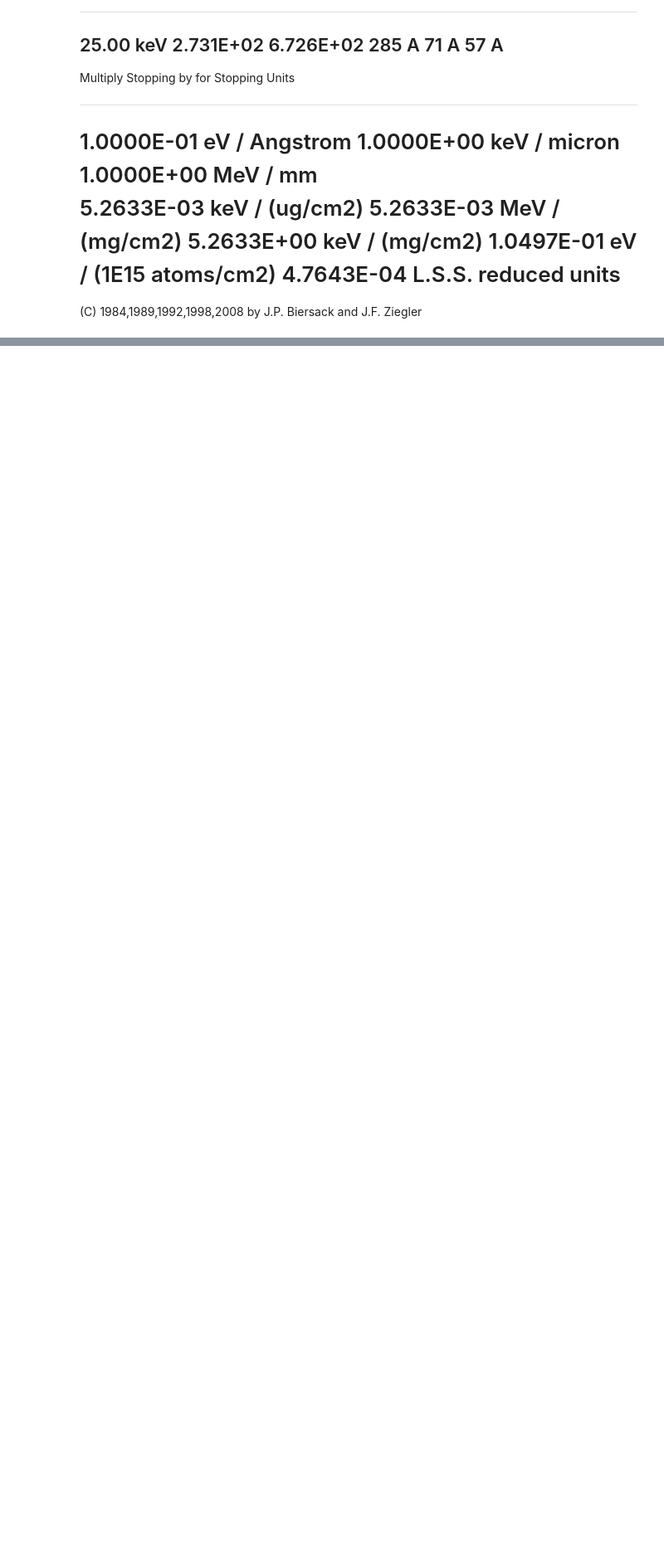
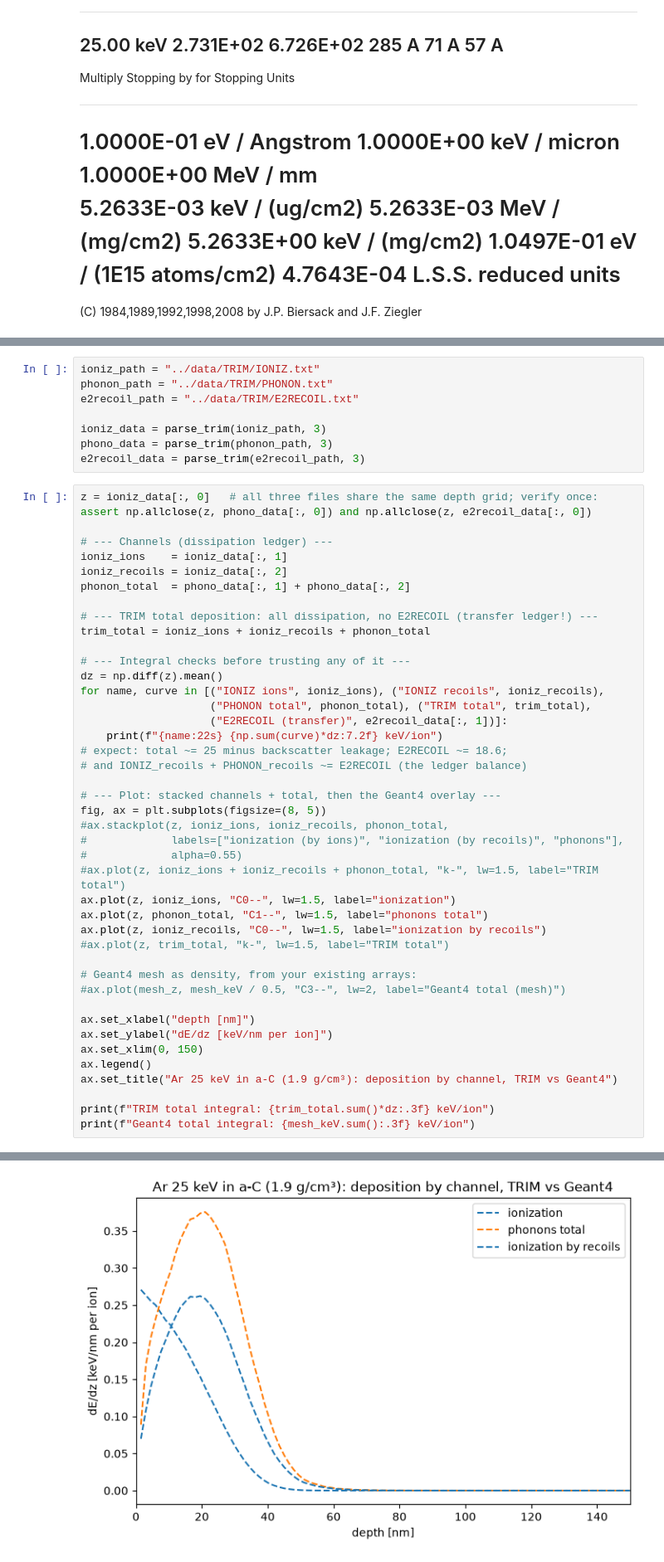
Before and after one commit to Abdul-Nosirrom/KACST_AmorphousCarbonStudy_Geant4, a Jupyter notebook: analysis/edep_analysis.ipynb, the cells around one changed output, grey strips where cells are left out. Shown at 83% size. Drawn from its saved outputs; the diff is of its cells as text; blank space fills up the shorter version.

```diff
--- a/analysis/edep_analysis.ipynb
+++ b/analysis/edep_analysis.ipynb
@@ -179,0 +224,52 @@ $(dE/dx)|_{N} = 0.682 \text{KeV/nm}$
+# %%
+ioniz_path = "../data/TRIM/IONIZ.txt"
+phonon_path = "../data/TRIM/PHONON.txt"
+e2recoil_path = "../data/TRIM/E2RECOIL.txt"
+
+ioniz_data = parse_trim(ioniz_path, 3)
+phono_data = parse_trim(phonon_path, 3)
+e2recoil_data = parse_trim(e2recoil_path, 3)
+# %%
+z = ioniz_data[:, 0]   # all three files share the same depth grid; verify once:
+assert np.allclose(z, phono_data[:, 0]) and np.allclose(z, e2recoil_data[:, 0])
+
+# --- Channels (dissipation ledger) ---
+ioniz_ions    = ioniz_data[:, 1]
+ioniz_recoils = ioniz_data[:, 2]
+phonon_total  = phono_data[:, 1] + phono_data[:, 2]
+
+# --- TRIM total deposition: all dissipation, no E2RECOIL (transfer ledger!) ---
+trim_total = ioniz_ions + ioniz_recoils + phonon_total
+
+# --- Integral checks before trusting any of it ---
+dz = np.diff(z).mean()
+for name, curve in [("IONIZ ions", ioniz_ions), ("IONIZ recoils", ioniz_recoils),
+                    ("PHONON total", phonon_total), ("TRIM total", trim_total),
+                    ("E2RECOIL (transfer)", e2recoil_data[:, 1])]:
+    print(f"{name:22s} {np.sum(curve)*dz:7.2f} keV/ion")
+# expect: total ~= 25 minus backscatter leakage; E2RECOIL ~= 18.6;
+# and IONIZ_recoils + PHONON_recoils ~= E2RECOIL (the ledger balance)
+
+# --- Plot: stacked channels + total, then the Geant4 overlay ---
+fig, ax = plt.subplots(figsize=(8, 5))
+#ax.stackplot(z, ioniz_ions, ioniz_recoils, phonon_total,
+#             labels=["ionization (by ions)", "ionization (by recoils)", "phonons"],
+#             alpha=0.55)
+#ax.plot(z, ioniz_ions + ioniz_recoils + phonon_total, "k-", lw=1.5, label="TRIM total")
+ax.plot(z, ioniz_ions, "C0--", lw=1.5, label="ionization")
+ax.plot(z, phonon_total, "C1--", lw=1.5, label="phonons total")
+ax.plot(z, ioniz_recoils, "C0--", lw=1.5, label="ionization by recoils")
+#ax.plot(z, trim_total, "k-", lw=1.5, label="TRIM total")
+
+# Geant4 mesh as density, from your existing arrays:
+#ax.plot(mesh_z, mesh_keV / 0.5, "C3--", lw=2, label="Geant4 total (mesh)")
+
+ax.set_xlabel("depth [nm]")
+ax.set_ylabel("dE/dz [keV/nm per ion]")
+ax.set_xlim(0, 150)
+ax.legend()
+ax.set_title("Ar 25 keV in a-C (1.9 g/cm³): deposition by channel, TRIM vs Geant4")
+
+print(f"TRIM total integral: {trim_total.sum()*dz:.3f} keV/ion")
+print(f"Geant4 total integral: {mesh_keV.sum():.3f} keV/ion")
+# %% [output]
@@ -179,0 +283 @@ $(dE/dx)|_{N} = 0.682 \text{KeV/nm}$
+[figure, added]
```
Also changed, not shown: parts of 13 cells of this notebook, 28 other files.
